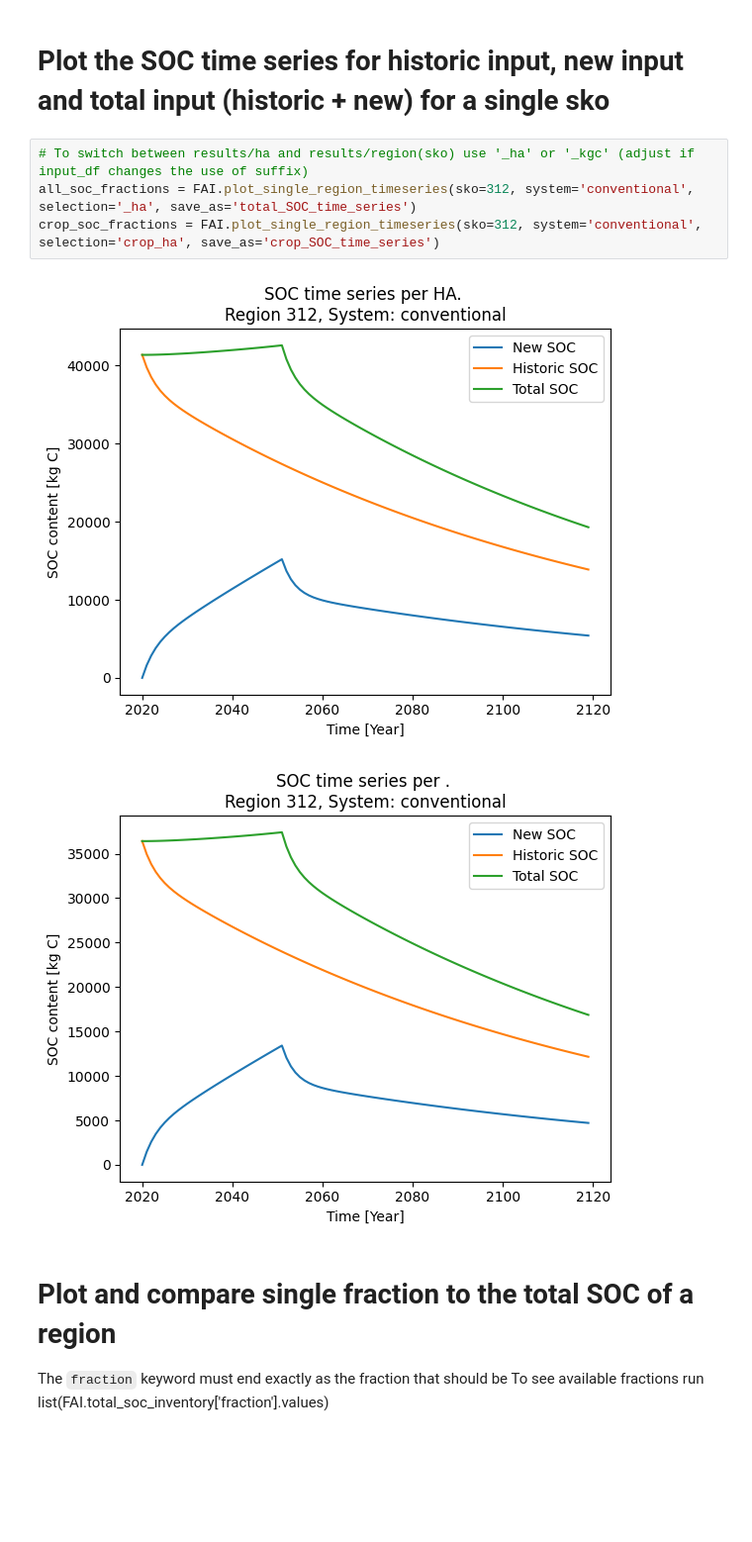
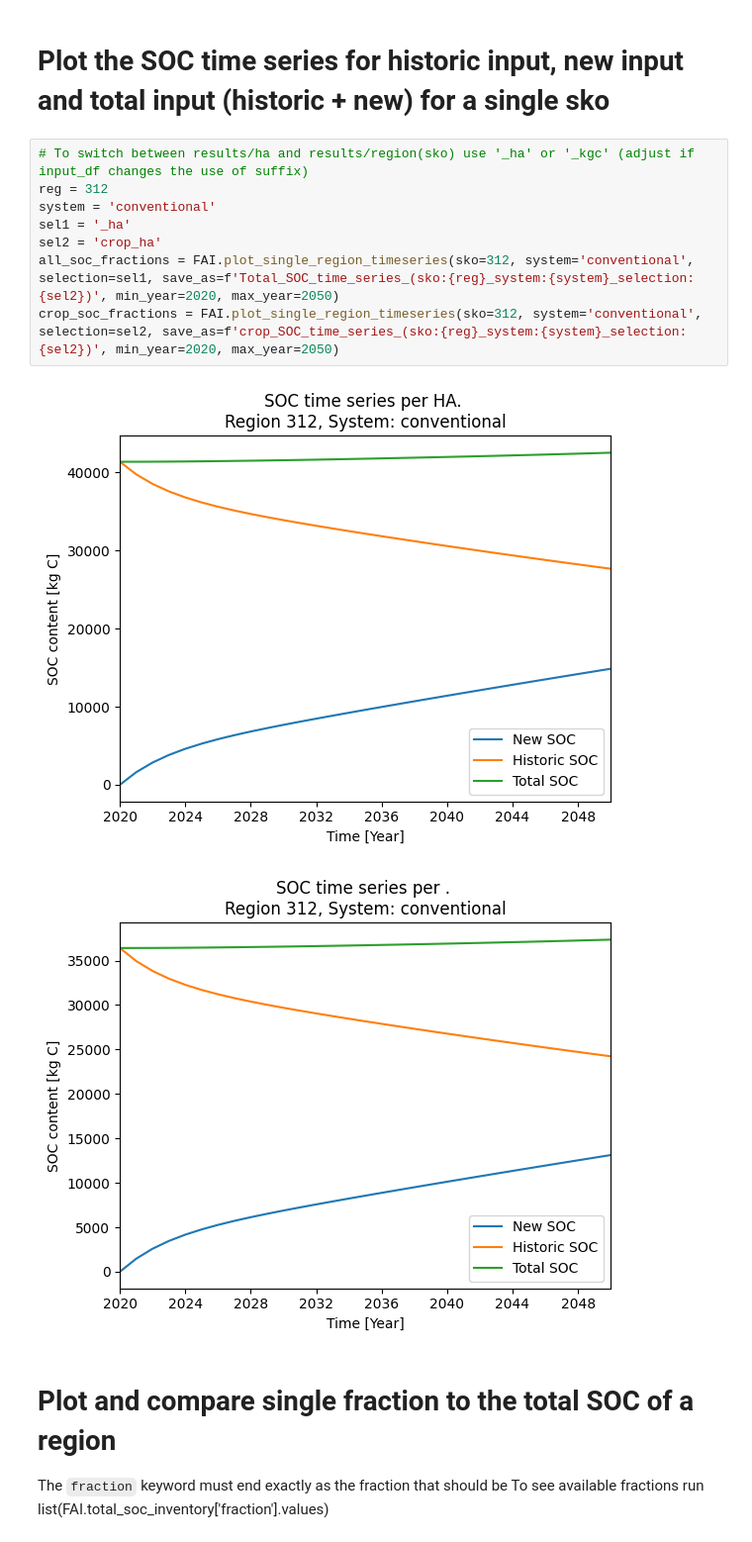
Before and after one commit to SLU-foodsystems/CIBUSmod, a Jupyter notebook: notebooks/analyze_impacts.ipynb, the cells around one changed output. Shown at 99% size. Saved outputs shown, nothing was run; the diff lists cells and outputs as text; blank space fills up the shorter version.

Commit message:
Addedd a plot function to plot a single dataseries

```diff
--- a/notebooks/analyze_impacts.ipynb
+++ b/notebooks/analyze_impacts.ipynb
@@ -157,11 +254,15 @@ stock_ser = FAI.plot_all_regions_map(colormap='RdBu_r', initial_year=initial, fi
 # Plot the SOC time series for historic input, new input and total input (historic + new) for a single sko
 # %%
 # To switch between results/ha and results/region(sko) use '_ha' or '_kgc' (adjust if input_df changes the use of suffix)
-all_soc_fractions = FAI.plot_single_region_timeseries(sko=312, system='conventional', selection='_ha', save_as='total_SOC_time_series')
-crop_soc_fractions = FAI.plot_single_region_timeseries(sko=312, system='conventional', selection='crop_ha', save_as='crop_SOC_time_series')
+reg = 312
+system = 'conventional'
+sel1 = '_ha'
+sel2 = 'crop_ha'
+all_soc_fractions = FAI.plot_single_region_timeseries(sko=312, system='conventional', selection=sel1, save_as=f'Total_SOC_time_series_(sko:{reg}_system:{system}_selection:{sel2})', min_year=2020, max_year=2050)
+crop_soc_fractions = FAI.plot_single_region_timeseries(sko=312, system='conventional', selection=sel2, save_as=f'crop_SOC_time_series_(sko:{reg}_system:{system}_selection:{sel2})', min_year=2020, max_year=2050)
 # %% [output]
-[figure, old version]
+[figure, new version]
-[figure, old version]
+[figure, new version]
 # %% [markdown]
 # Plot and compare single fraction to the total SOC of a region
 The `fraction` keyword must end exactly as the fraction that should be
```
Also changed, not shown: parts of 7 cells of this notebook, 1 other file.
